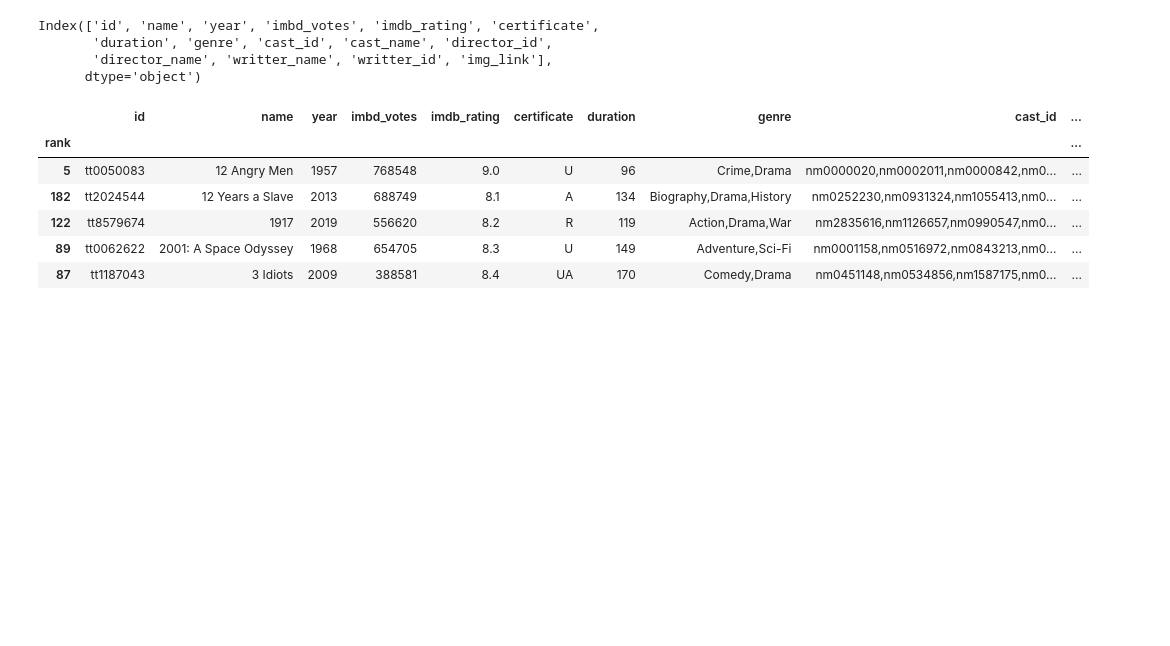
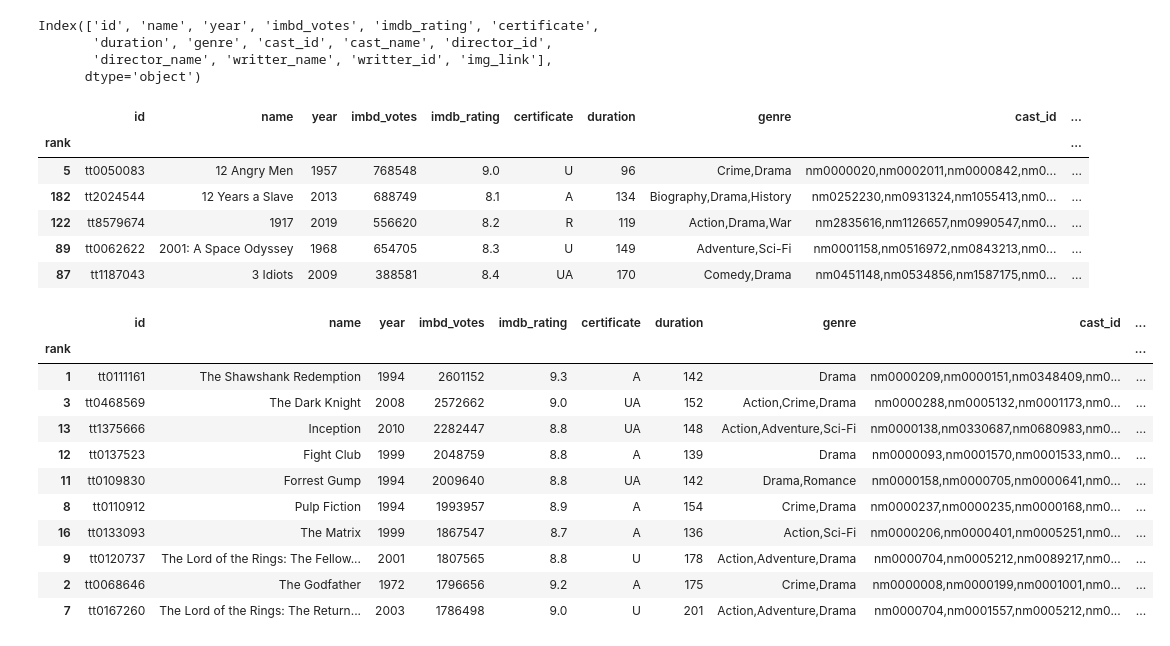
Before and after one commit to manthilaw/Python-Projects, a Jupyter notebook: Python_Exercises_.ipynb, the cells around one changed output. Drawn from its saved outputs; the diff is of its cells as text; code cells hidden in the pictures; blank space fills up the shorter version.

```diff
--- a/Python_Exercises_.ipynb
+++ b/Python_Exercises_.ipynb
@@ -66,3 +66,24 @@ movies_sort1.head()
 | 122 | tt8579674 | 1917 | 2019 | 556620 | 8.2 | R | 119 | Action,Drama,War | nm2835616,nm1126657,nm0990547,nm0... | ... |
 | 89 | tt0062622 | 2001: A Space Odyssey | 1968 | 654705 | 8.3 | U | 149 | Adventure,Sci-Fi | nm0001158,nm0516972,nm0843213,nm0... | ... |
 | 87 | tt1187043 | 3 Idiots | 2009 | 388581 | 8.4 | UA | 170 | Comedy,Drama | nm0451148,nm0534856,nm1587175,nm0... | ... |
+# %%
+# Sort movies by imdb votes
+sort_votes = movies.sort_values('imbd_votes',ascending = False)
+sort_votes.head()
+
+# Sort movies by votes and duration
+sort_vt_dr = movies.sort_values(['imbd_votes','duration'],ascending = [False,True])
+sort_vt_dr.head(10)
+# %% [output]
+|  | id | name | year | imbd_votes | imdb_rating | certificate | duration | genre | cast_id | ... |
+| rank |  |  |  |  |  |  |  |  |  | ... |
+| 1 | tt0111161 | The Shawshank Redemption | 1994 | 2601152 | 9.3 | A | 142 | Drama | nm0000209,nm0000151,nm0348409,nm0... | ... |
+| 3 | tt0468569 | The Dark Knight | 2008 | 2572662 | 9.0 | UA | 152 | Action,Crime,Drama | nm0000288,nm0005132,nm0001173,nm0... | ... |
+| 13 | tt1375666 | Inception | 2010 | 2282447 | 8.8 | UA | 148 | Action,Adventure,Sci-Fi | nm0000138,nm0330687,nm0680983,nm0... | ... |
+| 12 | tt0137523 | Fight Club | 1999 | 2048759 | 8.8 | A | 139 | Drama | nm0000093,nm0001570,nm0001533,nm0... | ... |
+| 11 | tt0109830 | Forrest Gump | 1994 | 2009640 | 8.8 | UA | 142 | Drama,Romance | nm0000158,nm0000705,nm0000641,nm0... | ... |
+| 8 | tt0110912 | Pulp Fiction | 1994 | 1993957 | 8.9 | A | 154 | Crime,Drama | nm0000237,nm0000235,nm0000168,nm0... | ... |
+| 16 | tt0133093 | The Matrix | 1999 | 1867547 | 8.7 | A | 136 | Action,Sci-Fi | nm0000206,nm0000401,nm0005251,nm0... | ... |
+| 9 | tt0120737 | The Lord of the Rings: The Fellow... | 2001 | 1807565 | 8.8 | U | 178 | Action,Adventure,Drama | nm0000704,nm0005212,nm0089217,nm0... | ... |
+| 2 | tt0068646 | The Godfather | 1972 | 1796656 | 9.2 | A | 175 | Crime,Drama | nm0000008,nm0000199,nm0001001,nm0... | ... |
+| 7 | tt0167260 | The Lord of the Rings: The Return... | 2003 | 1786498 | 9.0 | U | 201 | Action,Adventure,Drama | nm0000704,nm0001557,nm0005212,nm0... | ... |
```
Also changed, not shown: parts of 2 cells of this notebook.
